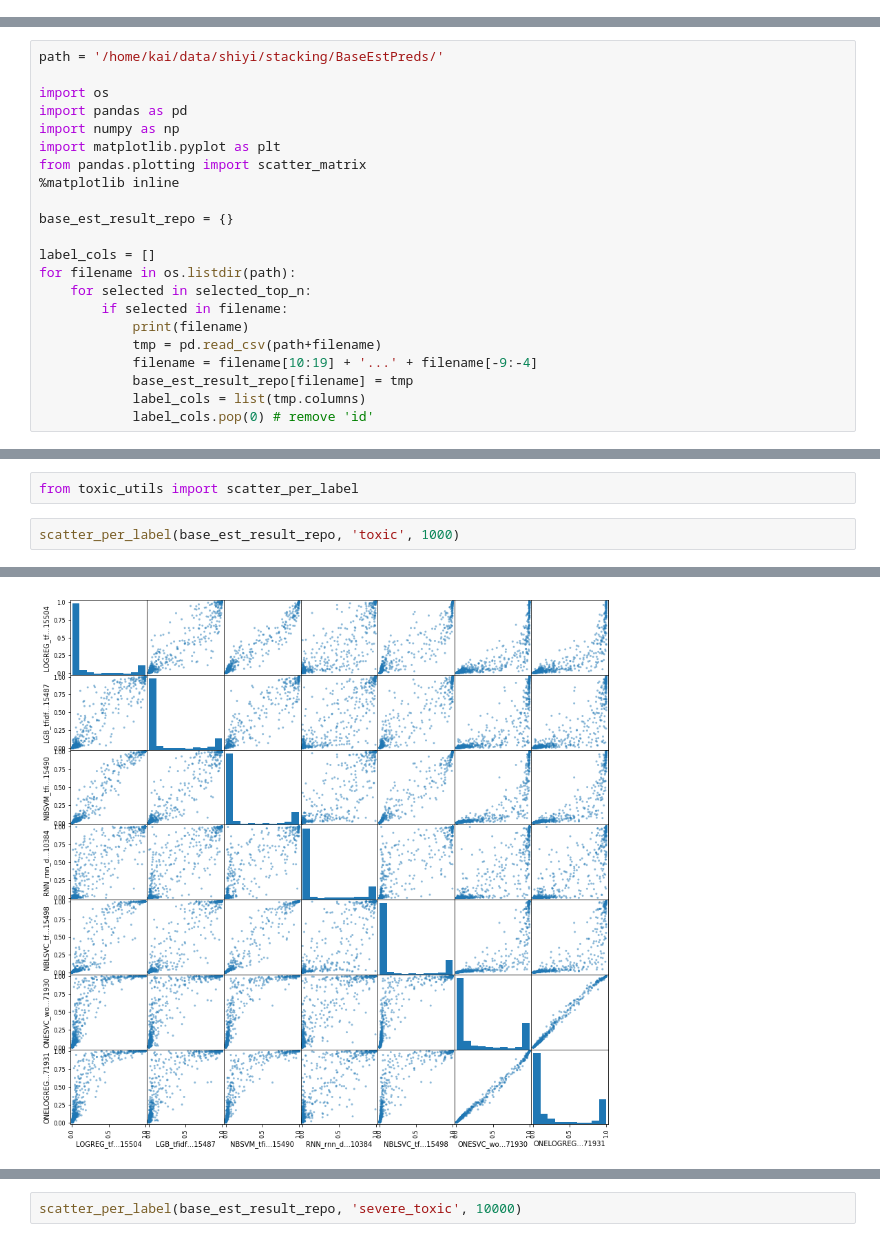
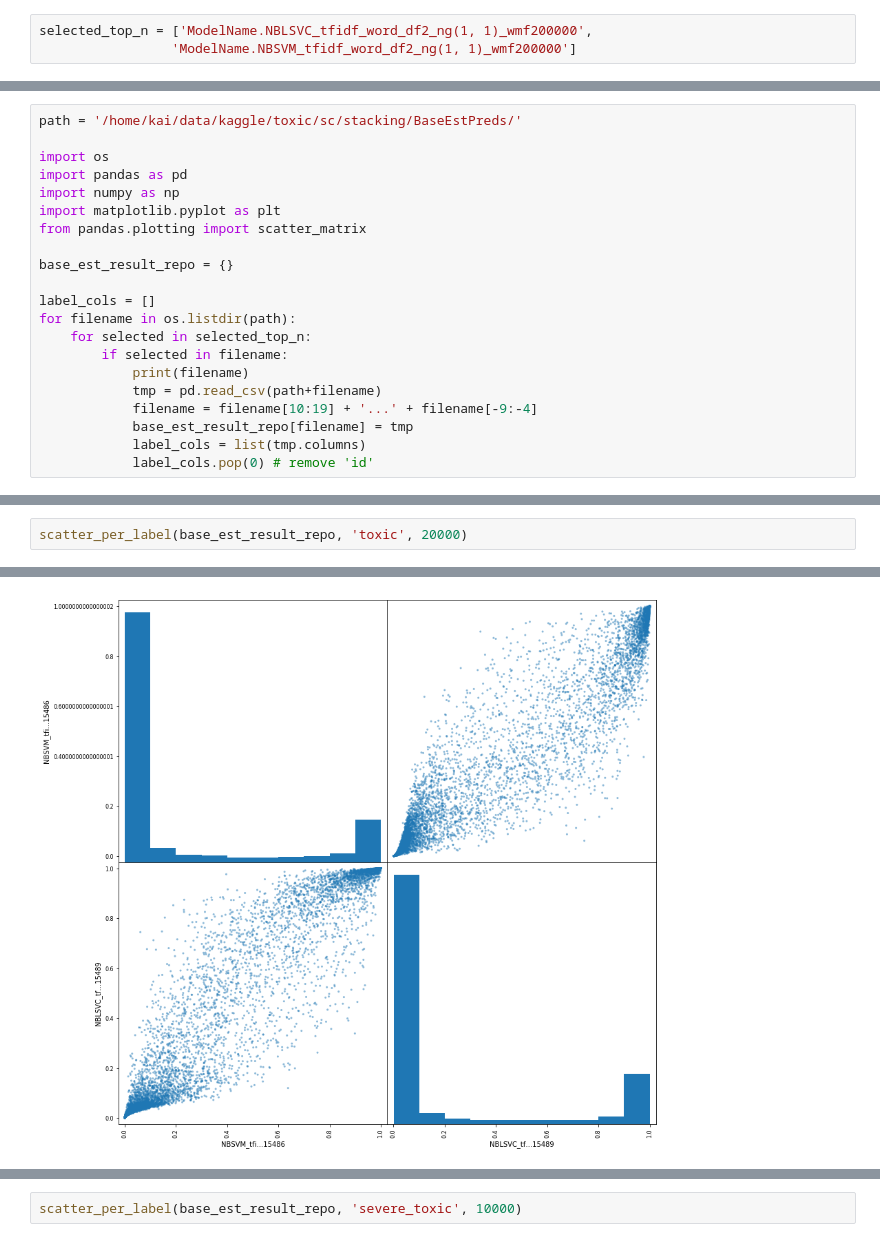
Before and after one commit to wluo-personal/Kaggle, a Jupyter notebook: toxic/sc/stacking/base_layer_est_preds_analysis.ipynb, the cells around one changed output, grey strips where cells are left out. Saved outputs shown, nothing was run; the diff lists cells and outputs as text.

```diff
--- a/toxic/sc/stacking/base_layer_est_preds_analysis.ipynb
+++ b/toxic/sc/stacking/base_layer_est_preds_analysis.ipynb
@@ -29,3 +47,6 @@ for item in scores[:7]: # select top 7
+# %%
+selected_top_n = ['ModelName.NBLSVC_tfidf_word_df2_ng(1, 1)_wmf200000',
+                 'ModelName.NBSVM_tfidf_word_df2_ng(1, 1)_wmf200000']
 # %%
 selected_top_n
 # %% [output]
@@ -39,12 +55,11 @@ selected_top_n
 # %%
-path = '/home/kai/data/shiyi/stacking/BaseEstPreds/'
+path = '/home/kai/data/kaggle/toxic/sc/stacking/BaseEstPreds/'
 
 import os
 import pandas as pd
 import numpy as np
 import matplotlib.pyplot as plt
 from pandas.plotting import scatter_matrix
-%matplotlib inline
 
 base_est_result_repo = {}
 
@@ -69,7 +79,5 @@ ModelName.ONELOGREG_wordtfidf_ng13_mf10w_chartfidf_ng25_mf20w_real_1519871931.cs
-# %%
-from toxic_utils import scatter_per_label
 # %%
-scatter_per_label(base_est_result_repo, 'toxic', 1000)
+scatter_per_label(base_est_result_repo, 'toxic', 20000)
 # %% [output]
 toxic
 severe_toxic
@@ -81 +89 @@ identity_hate
-[figure, old version]
+[figure, new version]
```
Also changed, not shown: parts of 11 cells of this notebook, 6 other files.
